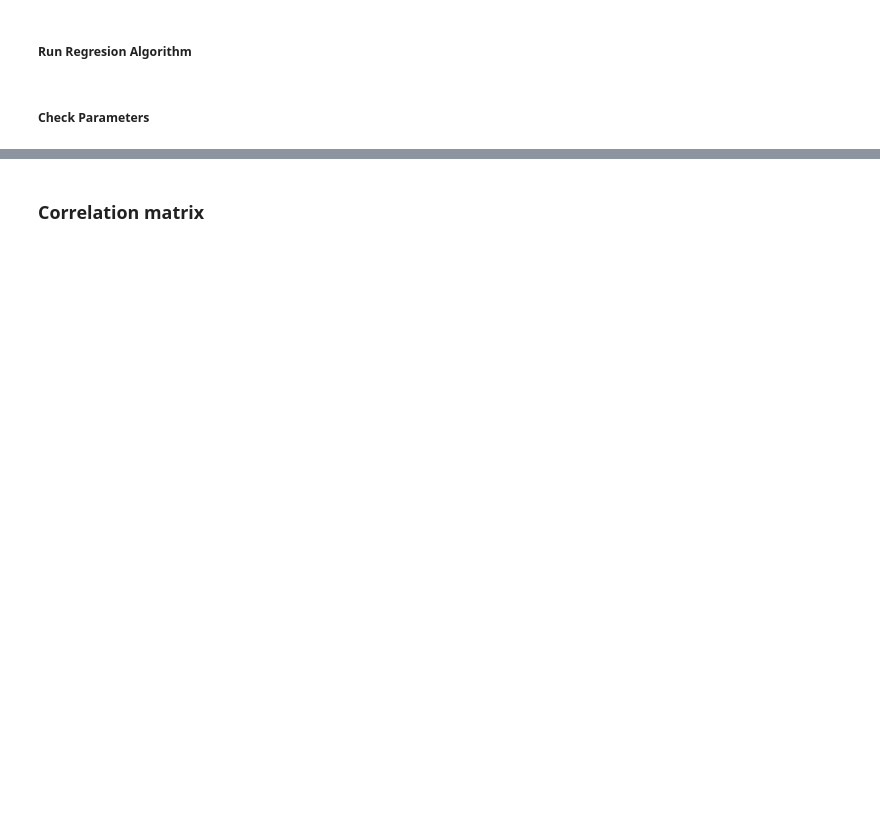
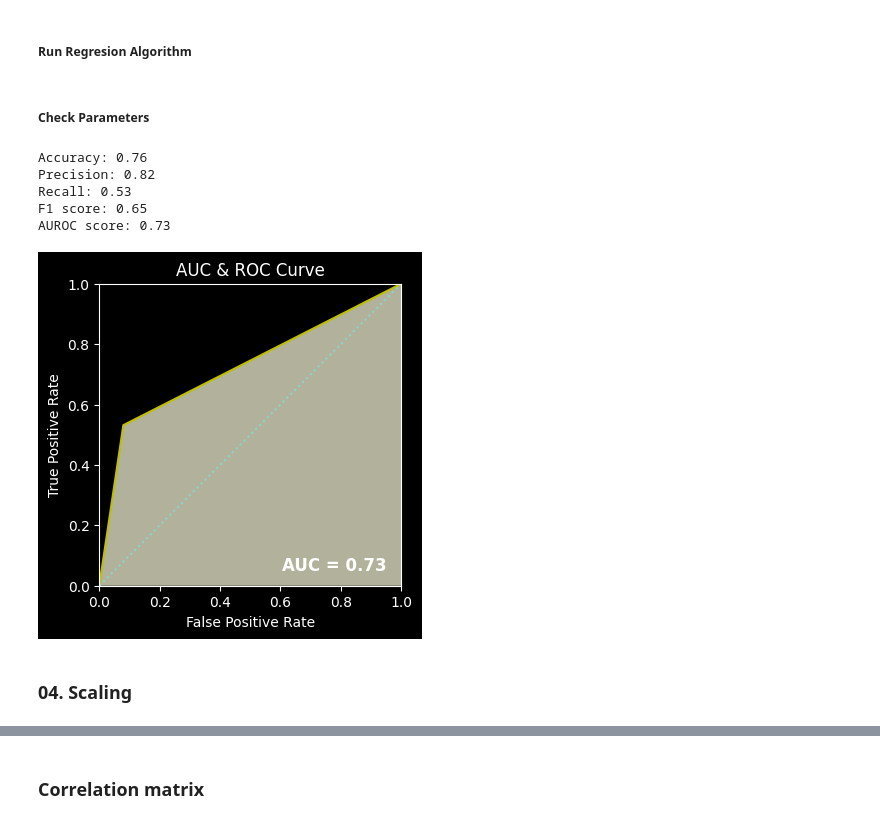
Before and after one commit to saradiazdelser/imlt-assignments, a Jupyter notebook: imlt-diabetes-logistic-regression.ipynb, the cells around one changed output, grey strips where cells are left out. Saved outputs shown, nothing was run; the diff lists cells and outputs as text; code cells hidden in the pictures; blank space fills up the shorter version.

```diff
--- a/imlt-diabetes-logistic-regression.ipynb
+++ b/imlt-diabetes-logistic-regression.ipynb
@@ -158,3 +173,14 @@ def parameter_check(pred, labels_test):
     auc = aoc_arc_curve(pred, labels_test)
 
     return { 'accuracy': accuracy, 'precision':precision, 'recall':recall, 'fi':F1, 'auc': auc}
+# %%
+raw_param = parameter_check(pred, labels_test)
+# %% [output]
+Accuracy: 0.76
+Precision: 0.82
+Recall: 0.53
+F1 score: 0.65
+AUROC score: 0.73
+[figure, added]
+# %% [markdown]
+### 04. Scaling
```
Also changed, not shown: parts of 45 cells of this notebook.
